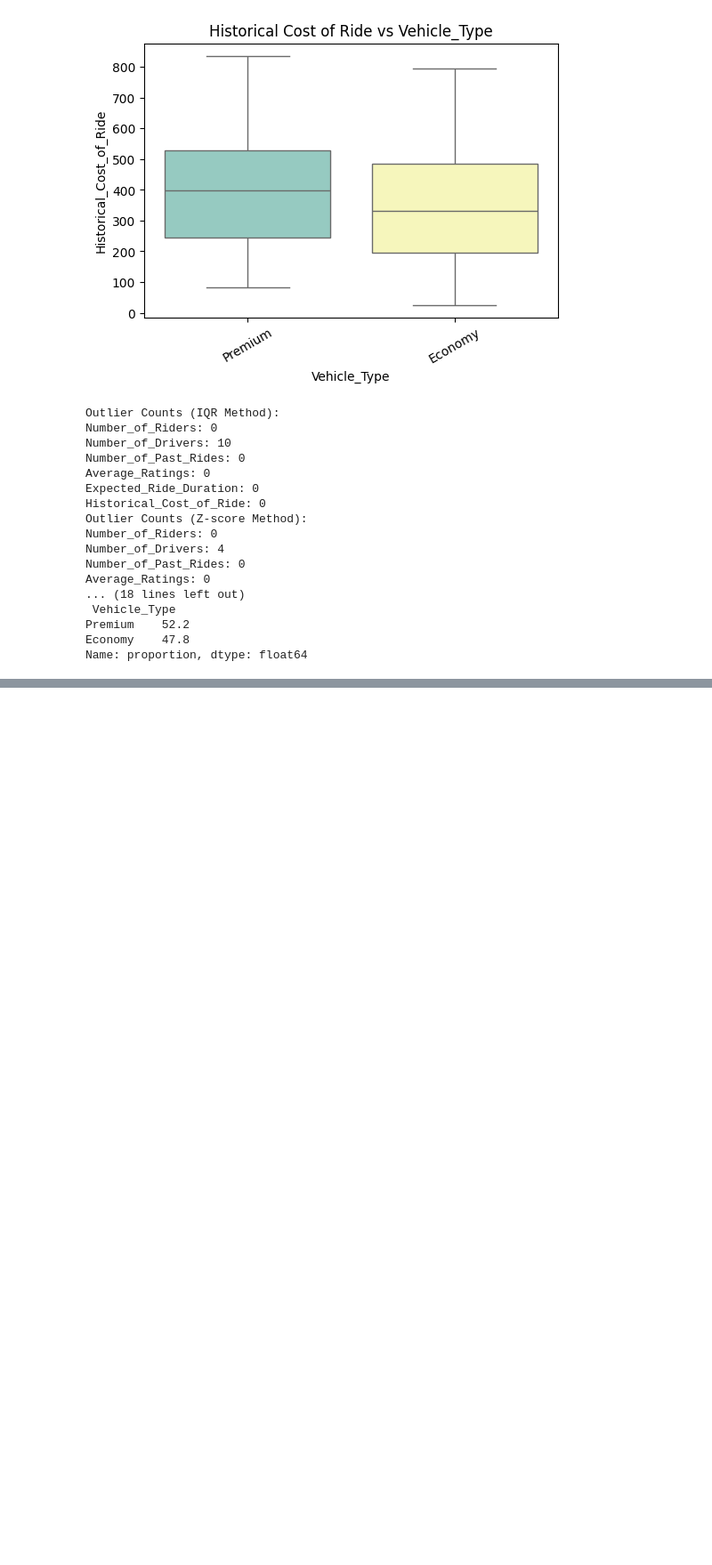
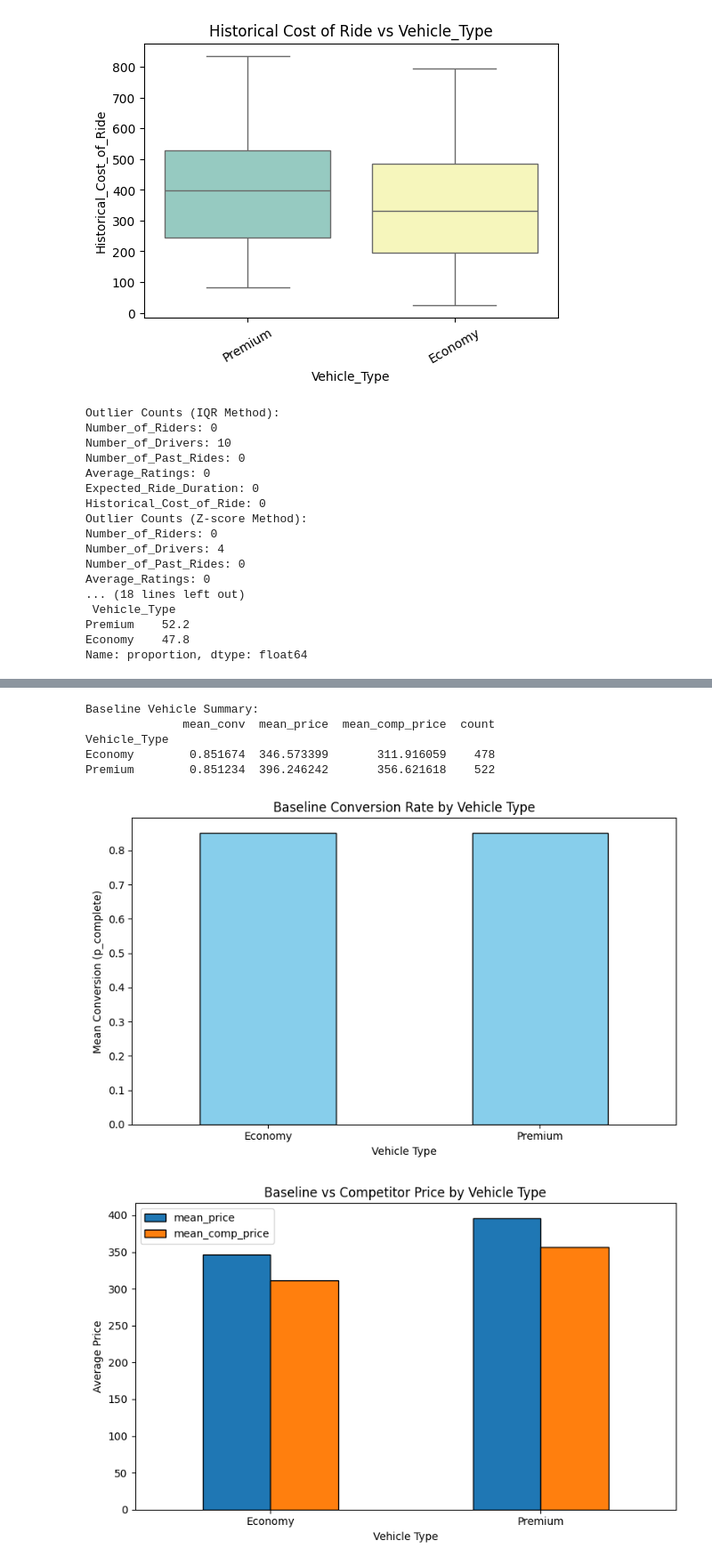
Before and after one commit to G-Shakunthala55/AI-PriceOptima, a Jupyter notebook: AI_PriceOptima.ipynb, the cells around one changed output, grey strips where cells are left out. Shown at 89% size. Drawn from its saved outputs; the diff is of its cells as text; code cells hidden in the pictures; blank space fills up the shorter version.

```diff
--- a/AI_PriceOptima.ipynb
+++ b/AI_PriceOptima.ipynb
@@ -350,0 +727,65 @@ Name: proportion, dtype: float64
+# %%
+import pandas as pd
+import matplotlib.pyplot as plt
+
+# -------------------------------
+# Load dataset
+# -------------------------------
+df = pd.read_csv("/content/dynamic_pricing (1).csv")
+
+# -------------------------------
+# Baseline Features
+# -------------------------------
+# Baseline price = Historical cost
+df["baseline_price"] = df["Historical_Cost_of_Ride"]
+
+# Competitor price (assume 10% lower baseline for simplicity)
+df["competitor_price"] = df["baseline_price"] * 0.9
+
+# Conversion proxy (based only on ratings, normalized 0–1)
+df["p_complete"] = df["Average_Ratings"].fillna(df["Average_Ratings"].median()) / 5
+
+# -------------------------------
+# Baseline Summaries
+# -------------------------------
+vehicle_summary = df.groupby("Vehicle_Type").agg(
+    mean_conv=("p_complete", "mean"),
+    mean_price=("baseline_price", "mean"),
+    mean_comp_price=("competitor_price", "mean"),
+    count=("Vehicle_Type", "size")
+)
+
+print("\nBaseline Vehicle Summary:")
+print(vehicle_summary)
+
+# -------------------------------
+# Simple Visualizations
+# -------------------------------
+# Conversion rate
+plt.figure(figsize=(8,5))
+vehicle_summary["mean_conv"].plot(kind="bar", color="skyblue", edgecolor="black")
+plt.title("Baseline Conversion Rate by Vehicle Type")
+plt.ylabel("Mean Conversion (p_complete)")
+plt.xlabel("Vehicle Type")
+plt.xticks(rotation=0)
+plt.tight_layout()
+plt.show()
+
+# Price comparison (NO extra plt.figure here!)
+vehicle_summary[["mean_price", "mean_comp_price"]].plot(
+    kind="bar", figsize=(8,5), edgecolor="black"
+)
+plt.title("Baseline vs Competitor Price by Vehicle Type")
+plt.ylabel("Average Price")
+plt.xlabel("Vehicle Type")
+plt.xticks(rotation=0)
+plt.tight_layout()
+plt.show()
+# %% [output]
+Baseline Vehicle Summary:
+              mean_conv  mean_price  mean_comp_price  count
+Vehicle_Type
+Economy        0.851674  346.573399       311.916059    478
+Premium        0.851234  396.246242       356.621618    522
+[figure, added]
+[figure, added]
```
Also changed, not shown: parts of 3 cells of this notebook.
